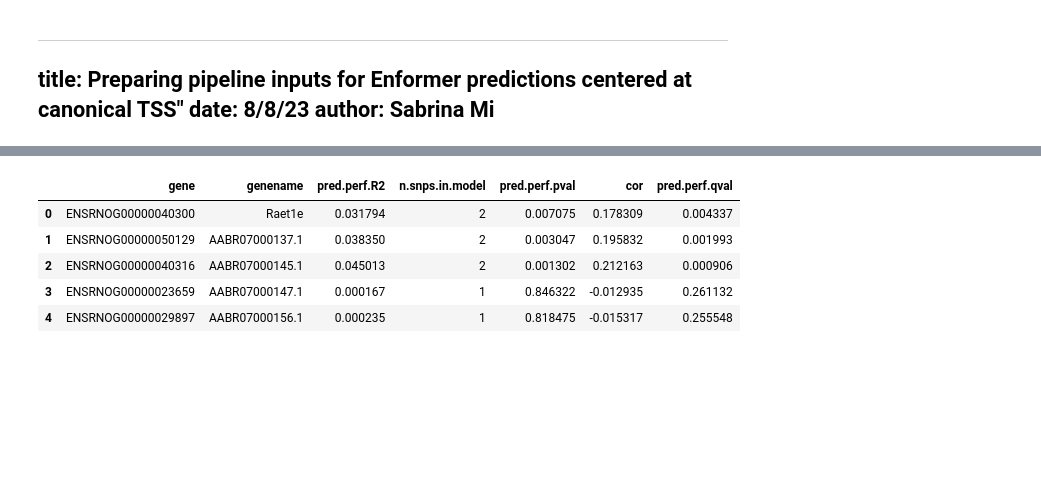
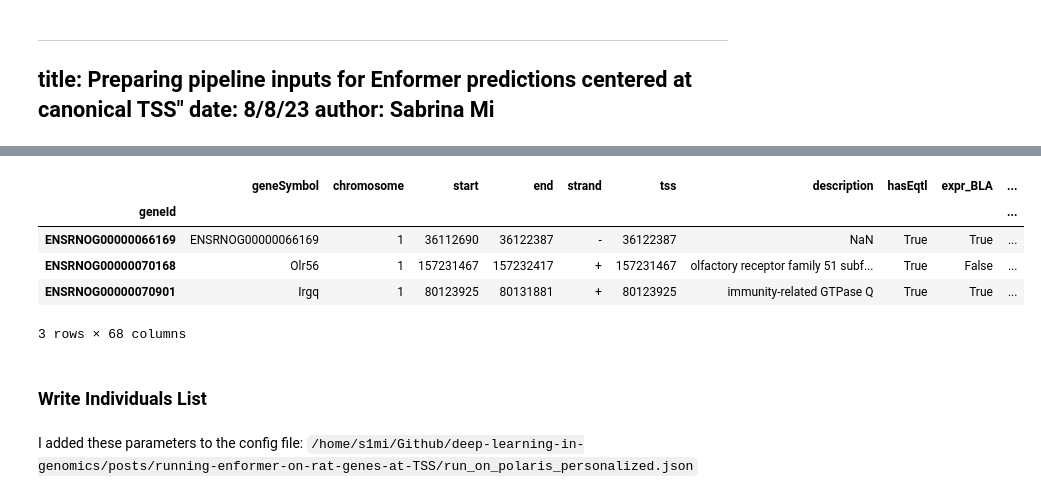
Before and after one commit to hakyimlab/sabrina-deep-learning-in-genomics, a Jupyter notebook: posts/running-enformer-on-rat-genes-at-TSS/pipeline.ipynb, the cells around one changed output, grey strips where cells are left out. Cells and saved outputs as stored; diff of their text form; code cells hidden in the pictures; blank space fills up the shorter version.

```diff
--- a/posts/running-enformer-on-rat-genes-at-TSS/pipeline.ipynb
+++ b/posts/running-enformer-on-rat-genes-at-TSS/pipeline.ipynb
@@ -13,9 +21,11 @@ model_genes = pd.read_csv("highestR2genes.csv", header=0)
-# %%
-model_genes.head()
-# %% [output]
-|  | gene | genename | pred.perf.R2 | n.snps.in.model | pred.perf.pval | cor | pred.perf.qval |
-| 0 | ENSRNOG00000040300 | Raet1e | 0.031794 | 2 | 0.007075 | 0.178309 | 0.004337 |
-| 1 | ENSRNOG00000050129 | AABR07000137.1 | 0.038350 | 2 | 0.003047 | 0.195832 | 0.001993 |
-| 2 | ENSRNOG00000040316 | AABR07000145.1 | 0.045013 | 2 | 0.001302 | 0.212163 | 0.000906 |
-| 3 | ENSRNOG00000023659 | AABR07000147.1 | 0.000167 | 1 | 0.846322 | -0.012935 | 0.261132 |
-| 4 | ENSRNOG00000029897 | AABR07000156.1 | 0.000235 | 1 | 0.818475 | -0.015317 | 0.255548 |
+# %%
+# gene annotation
+annot_df = pd.read_csv('/home/s1mi/enformer_rat_data/rn7.gene.txt', sep ='\t',  index_col='geneId')
+annot_df.head(3)
+# %% [output]
+|  | geneSymbol | chromosome | start | end | strand | tss | description | hasEqtl | expr_BLA | ... |
+| geneId |  |  |  |  |  |  |  |  |  | ... |
+| ENSRNOG00000066169 | ENSRNOG00000066169 | 1 | 36112690 | 36122387 | - | 36122387 | NaN | True | True | ... |
+| ENSRNOG00000070168 | Olr56 | 1 | 157231467 | 157232417 | + | 157231467 | olfactory receptor family 51 subf... | True | False | ... |
+| ENSRNOG00000070901 | Irgq | 1 | 80123925 | 80131881 | + | 80123925 | immunity-related GTPase Q | True | True | ... |
+3 rows × 68 columns
@@ -21,0 +47,2 @@ model_genes.head()
+# %% [markdown]
+### Write Individuals List
@@ -21,0 +51,2 @@ model_genes.head()
+# %% [markdown]
+I added these parameters to the config file: `/home/s1mi/Github/deep-learning-in-genomics/posts/running-enformer-on-rat-genes-at-TSS/run_on_polaris_personalized.json`
```
Also changed, not shown: parts of 9 cells of this notebook, 1 other file.
